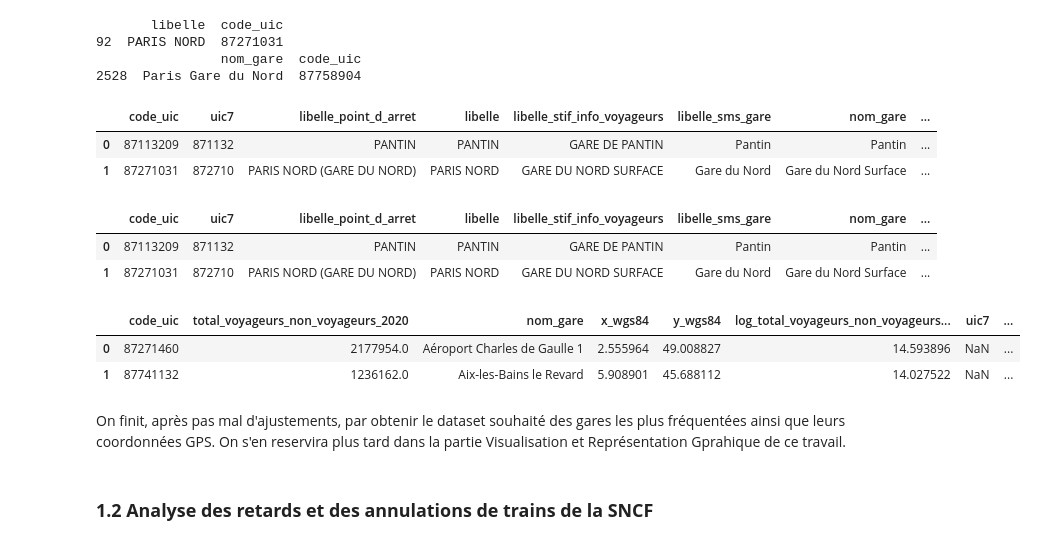
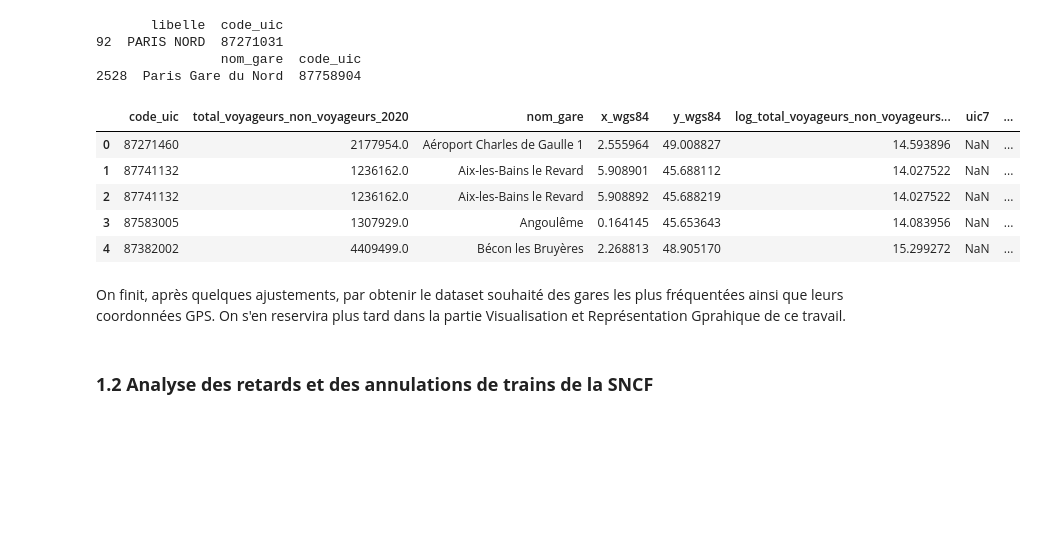
Before and after one commit to DiegoRenaud/Exercice, a Jupyter notebook: Notebook_final.ipynb, the cells around one changed output. Drawn from its saved outputs; the diff is of its cells as text; code cells hidden in the pictures; blank space fills up the shorter version.

```diff
--- a/Notebook_final.ipynb
+++ b/Notebook_final.ipynb
@@ -153,11 +179,6 @@ df_region_idf = df_region_idf_initial[df_region_idf_initial.code_uic.isin(df_gar
 #Pour simplifier, reset de l'index
 df_region_idf.reset_index(inplace = True)
 df_region_idf = df_region_idf.drop('index', axis=1)
-df_region_idf.head(2)
-# %% [output]
-|  | code_uic | uic7 | libelle_point_d_arret | libelle | libelle_stif_info_voyageurs | libelle_sms_gare | nom_gare | ... |
-| 0 | 87113209 | 871132 | PANTIN | PANTIN | GARE DE PANTIN | Pantin | Pantin | ... |
-| 1 | 87271031 | 872710 | PARIS NORD (GARE DU NORD) | PARIS NORD | GARE DU NORD SURFACE | Gare du Nord | Gare du Nord Surface | ... |
 # %%
 #Récuperation des donnees gps pour la nouvelle base de donnees : séparation des données géographiques en 2 colonnes (latitude et longitude)
 df_region_idf['x_wgs84'] = [0]*len(df_region_idf)
@@ -166,22 +187,19 @@ df_region_idf['y_wgs84'] = [0]*len(df_region_idf)
 for i in range(len(df_region_idf)):
     df_region_idf.loc[i,'x_wgs84'] = df_region_idf['coord_gps_wgs84'][i]['lon']
     df_region_idf.loc[i,'y_wgs84'] = df_region_idf['coord_gps_wgs84'][i]['lat']
-
-df_region_idf.head(2)
-# %% [output]
-|  | code_uic | uic7 | libelle_point_d_arret | libelle | libelle_stif_info_voyageurs | libelle_sms_gare | nom_gare | ... |
-| 0 | 87113209 | 871132 | PANTIN | PANTIN | GARE DE PANTIN | Pantin | Pantin | ... |
-| 1 | 87271031 | 872710 | PARIS NORD (GARE DU NORD) | PARIS NORD | GARE DU NORD SURFACE | Gare du Nord | Gare du Nord Surface | ... |
 # %%
 #Enfin, concaténation des dataframes venant de l'API SNCF et de l'API région IDF
 df_complete_gares = pd.concat([df_gares_principales, df_region_idf], ignore_index = True)
-df_complete_gares.head(2)
+df_complete_gares.head()
 # %% [output]
 |  | code_uic | total_voyageurs_non_voyageurs_2020 | nom_gare | x_wgs84 | y_wgs84 | log_total_voyageurs_non_voyageurs... | uic7 | ... |
 | 0 | 87271460 | 2177954.0 | Aéroport Charles de Gaulle 1 | 2.555964 | 49.008827 | 14.593896 | NaN | ... |
 | 1 | 87741132 | 1236162.0 | Aix-les-Bains le Revard | 5.908901 | 45.688112 | 14.027522 | NaN | ... |
+| 2 | 87741132 | 1236162.0 | Aix-les-Bains le Revard | 5.908892 | 45.688219 | 14.027522 | NaN | ... |
+| 3 | 87583005 | 1307929.0 | Angoulême | 0.164145 | 45.653643 | 14.083956 | NaN | ... |
+| 4 | 87382002 | 4409499.0 | Bécon les Bruyères | 2.268813 | 48.905170 | 15.299272 | NaN | ... |
 # %% [markdown]
-On finit, après pas mal d'ajustements, par obtenir le dataset souhaité des gares les plus fréquentées ainsi que leurs coordonnées GPS. On s'en reservira plus tard dans la partie Visualisation et Représentation Gprahique de ce travail.
+On finit, après quelques ajustements, par obtenir le dataset souhaité des gares les plus fréquentées ainsi que leurs coordonnées GPS. On s'en reservira plus tard dans la partie Visualisation et Représentation Gprahique de ce travail.
 # %% [markdown]
 ### **1.2 Analyse des retards et des annulations de trains de la SNCF**
 # %% [markdown]
```
Also changed, not shown: parts of 15 cells of this notebook.
